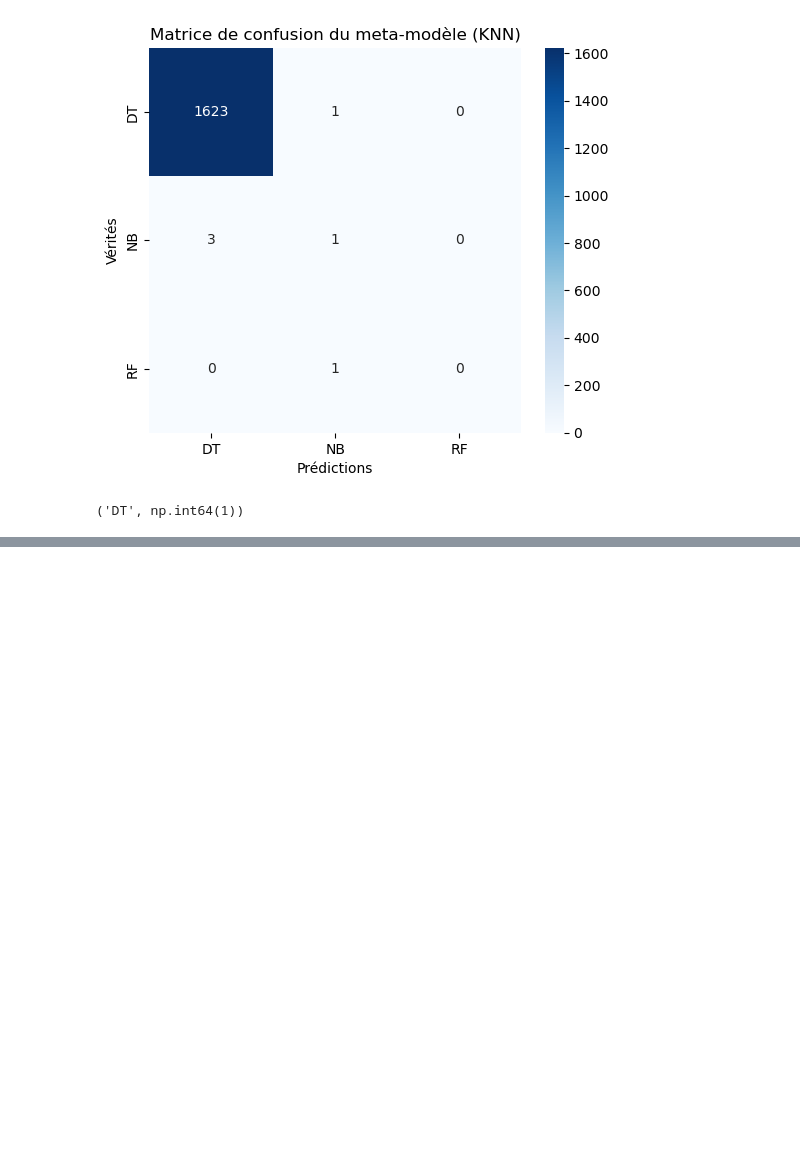
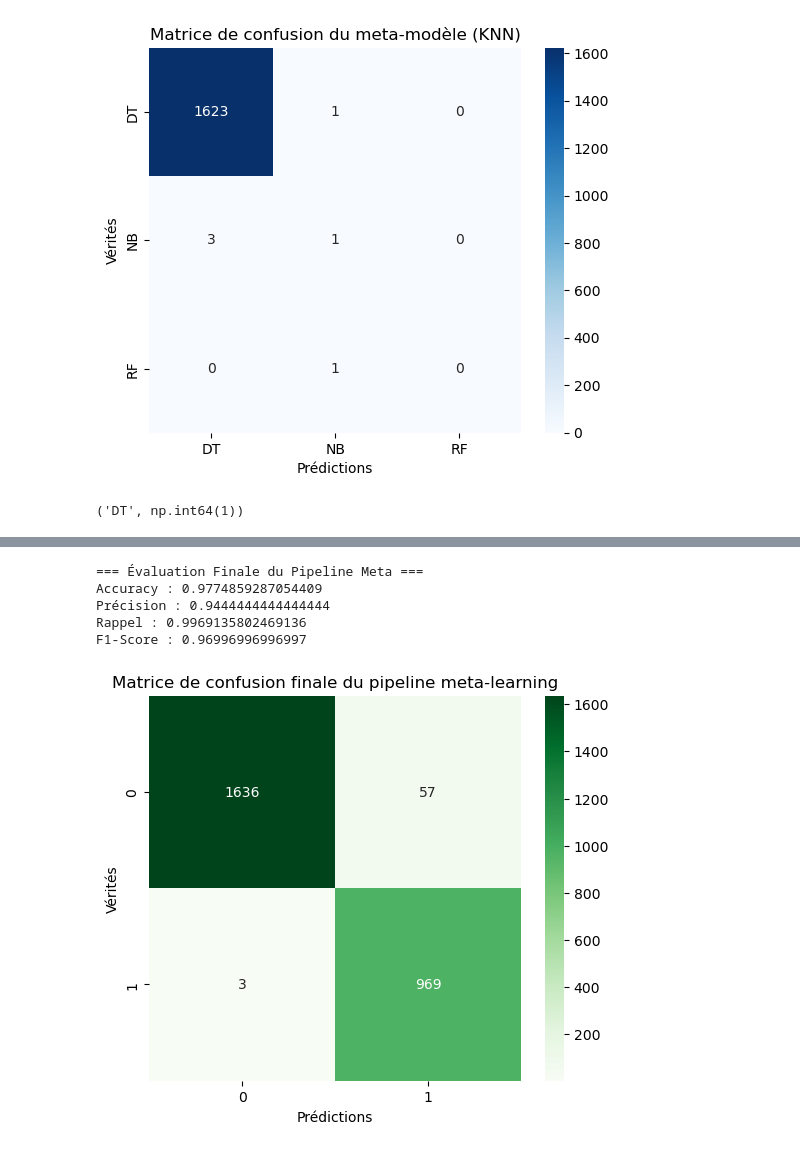
Before and after one commit to esprit-24/Projet_MetaLearning, a Jupyter notebook: notebook/projet_meta_learning.ipynb, the cells around one changed output, grey strips where cells are left out. Drawn from its saved outputs; the diff is of its cells as text; code cells hidden in the pictures; blank space fills up the shorter version.

Commit message:
Évaluation finale sur test.csv + matrice de confusion finale

```diff
--- a/notebook/projet_meta_learning.ipynb
+++ b/notebook/projet_meta_learning.ipynb
@@ -663,0 +685,21 @@ best_model, prediction
+# %%
+# Séparation X_test / y_test
+X_test_raw = df_test.drop(columns=["Occupancy"])
+y_test = df_test["Occupancy"]
+
+# Normalisation (comme dans le pipeline)
+X_test_scaled = scaler.transform(X_test_raw)
+# %%
+# ==========================================================
+# Prédictions du pipeline final sur test.csv
+# ==========================================================
+
+final_predictions = []
+selected_models = []
+
+for i in range(len(X_test_scaled)):
+    x = X_test_raw.iloc[i].to_numpy().reshape(1, -1)
+    best_model, pred = meta_predict(x)
+
+    selected_models.append(best_model)
+    final_predictions.append(pred)
@@ -663,0 +708,40 @@ best_model, prediction
+# %%
+# ==========================================================
+# Évaluation finale du système complet
+# ==========================================================
+
+from sklearn.metrics import accuracy_score, precision_score, recall_score, f1_score
+
+final_accuracy = accuracy_score(y_test, final_predictions)
+final_precision = precision_score(y_test, final_predictions)
+final_recall = recall_score(y_test, final_predictions)
+final_f1 = f1_score(y_test, final_predictions)
+
+print("=== Évaluation Finale du Pipeline Meta ===")
+print("Accuracy :", final_accuracy)
+print("Précision :", final_precision)
+print("Rappel :", final_recall)
+print("F1-Score :", final_f1)
+# %% [output]
+=== Évaluation Finale du Pipeline Meta ===
+Accuracy : 0.9774859287054409
+Précision : 0.9444444444444444
+Rappel : 0.9969135802469136
+F1-Score : 0.96996996996997
+# %%
+# ==========================================================
+# Matrice de confusion finale (pipeline complet)
+# ==========================================================
+
+cm_final = confusion_matrix(y_test, final_predictions)
+
+plt.figure(figsize=(6, 5))
+sns.heatmap(cm_final, annot=True, fmt='d', cmap='Greens',
+            xticklabels=[0, 1], yticklabels=[0, 1])
+
+plt.title("Matrice de confusion finale du pipeline meta-learning")
+plt.xlabel("Prédictions")
+plt.ylabel("Vérités")
+plt.show()
+# %% [output]
+[figure, added]
```
Also changed, not shown: parts of 2 cells of this notebook.
